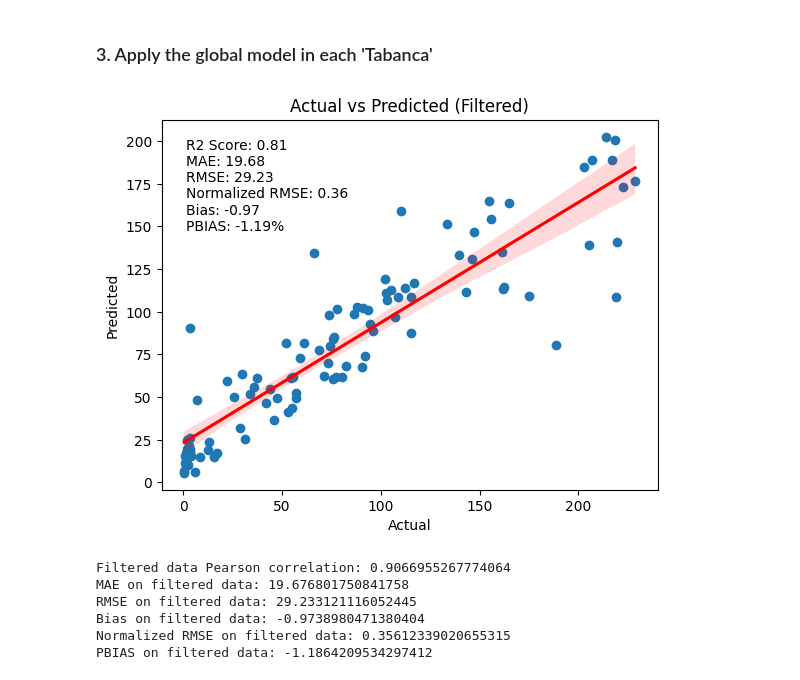
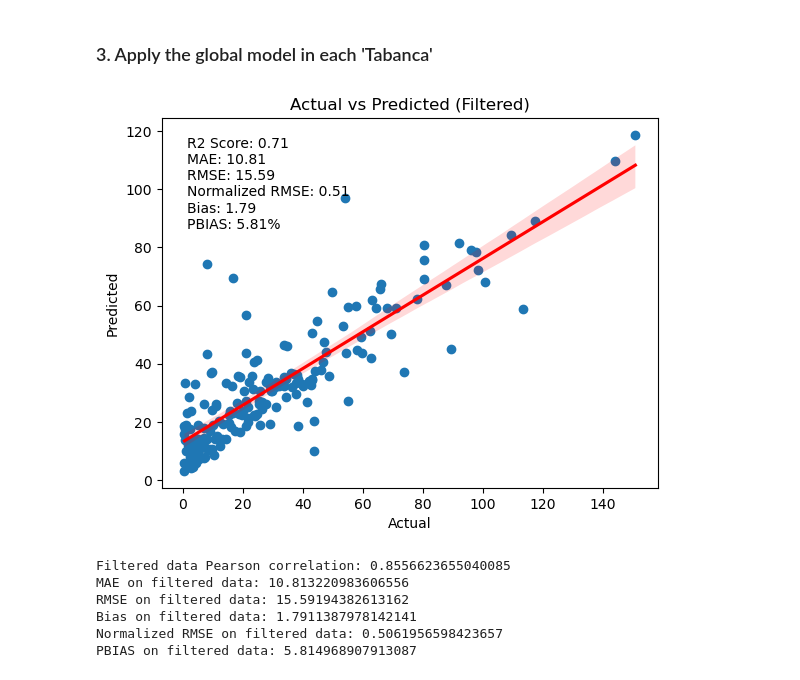
Before and after one commit to Emmanuel461/Salinity_Model, a Jupyter notebook: Codes/6.RF_modeling.ipynb, the cells around one changed output. Saved outputs shown, nothing was run; the diff lists cells and outputs as text; code cells hidden in the pictures.

```diff
--- a/Codes/6.RF_modeling.ipynb
+++ b/Codes/6.RF_modeling.ipynb
@@ -258,7 +258,7 @@ from scipy.stats import pearsonr
 from joblib import dump, load
 
 # Filtrar datos por Tabanca_Id
-filtered_data = dataframe[dataframe['Tabanca_Id'] == 2] # Change this value to 1 for Cafine, 2 for Elalab and 3 for Enchugal.
+filtered_data = dataframe[dataframe['Tabanca_Id'] == 1] # Change this value to 1 for Cafine, 2 for Elalab and 3 for Enchugal.
 
 # Separar las características y la variable objetivo
 X1_filtered = filtered_data[['RNDSI', 'NDWI', 'NDSI', 'b3_1 (Silt Raster)']].dropna()
@@ -312,37 +312,37 @@ def plot_results_with_bias(y_true, y_pred, title, r2, mae, rmse, rmse_normalized
     ax.set_xlabel('Actual')
     ax.set_ylabel('Predicted')
     ax.set_title(title)
 
     # Agregar la línea de regresión
     sns.regplot(x=y_true, y=y_pred, scatter=False, ax=ax, color='red')
 
     # Agregar métricas como anotaciones
     ax.annotate(f'R2 Score: {r2:.2f}\nMAE: {mae:.2f}\nRMSE: {rmse:.2f}\nNormalized RMSE: {rmse_normalized:.2f}\nBias: {bias:.2f}\nPBIAS: {pbias:.2f}%',
                 xy=(0.05, 0.95), xycoords='axes fraction', ha='left', va='top')
 
     plt.show()
 
 # Visualizar resultados incluyendo el bias y PBIAS
 plot_results_with_bias(y1_filtered_array, y_pred_filtered, "Actual vs Predicted (Filtered)", r2_filtered, mae_filtered, rmse_filtered, rmse_normalized_filtered, bias_filtered, pbias_filtered)
 
 # Imprimir métricas
 print('Filtered data Pearson correlation:', pearson_corr_filtered)
 print('MAE on filtered data:', mae_filtered)
 print('RMSE on filtered data:', rmse_filtered)
 print('Bias on filtered data:', bias_filtered)
 print('Normalized RMSE on filtered data:', rmse_normalized_filtered)
 print('PBIAS on filtered data:', pbias_filtered)
 
 # Crear el DataFrame con las columnas 'Actual' y 'Predicted'
 exported_xls_Cafine_predicted = pd.DataFrame({
     'Actual': y1_filtered_array,
     'Predicted': y_pred_filtered.flatten()
 })
 # %% [output]
-[figure, old version]
+[figure, new version]
-Filtered data Pearson correlation: 0.9066955267774064
-MAE on filtered data: 19.676801750841758
-RMSE on filtered data: 29.233121116052445
-Bias on filtered data: -0.9738980471380404
-Normalized RMSE on filtered data: 0.35612339020655315
-PBIAS on filtered data: -1.1864209534297412
+Filtered data Pearson correlation: 0.8556623655040085
+MAE on filtered data: 10.813220983606556
+RMSE on filtered data: 15.59194382613162
+Bias on filtered data: 1.7911387978142141
+Normalized RMSE on filtered data: 0.5061956598423657
+PBIAS on filtered data: 5.814968907913087
```
Also changed, not shown: parts of 1 cell of this notebook, 6 other files.
